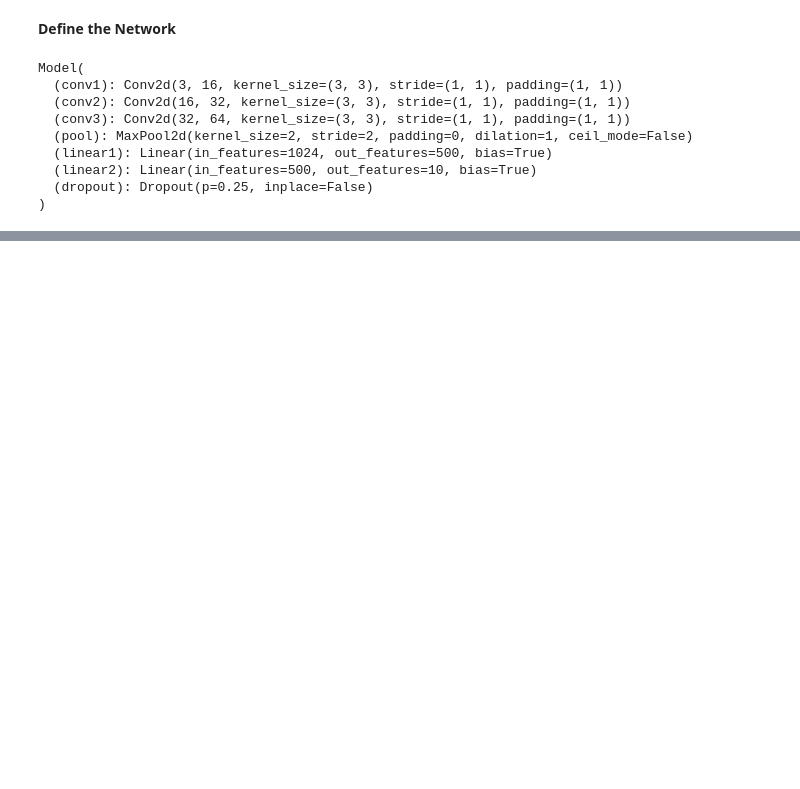
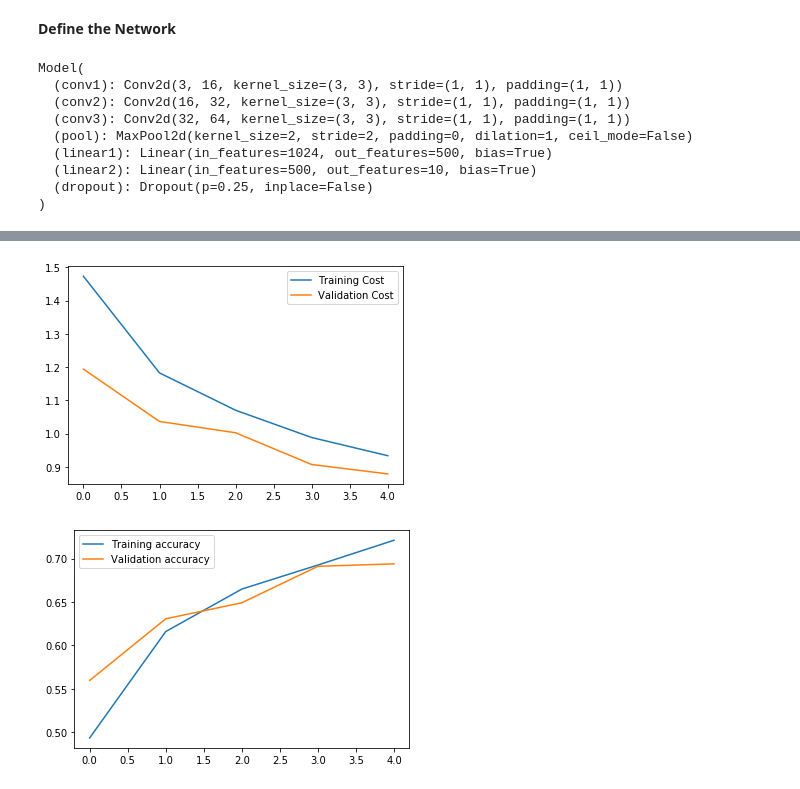
Before and after one commit to YasirHabib/Intro-to-Deep-Learning-with-PyTorch, a Jupyter notebook: cifar10_cnn_augmentation_pytorch.ipynb, the cells around one changed output, grey strips where cells are left out. Saved outputs shown, nothing was run; the diff lists cells and outputs as text; code cells hidden in the pictures; blank space fills up the shorter version.

Commit message:
Training completed

```diff
--- a/cifar10_cnn_augmentation_pytorch.ipynb
+++ b/cifar10_cnn_augmentation_pytorch.ipynb
@@ -186,7 +193,7 @@ class Model(nn.Module):
 model = Model()
 print(model)
 criterion = nn.CrossEntropyLoss()
-optimizer = optim.SGD(model.parameters(), lr=0.01)
+optimizer = optim.Adam(model.parameters())
 # %% [output]
 Model(
   (conv1): Conv2d(3, 16, kernel_size=(3, 3), stride=(1, 1), padding=(1, 1))
@@ -199,0 +234,11 @@ Model(
+# %%
+def valid(model, loss, inputs, labels):
+  model.eval()
+
+  inputs = Variable(inputs, requires_grad=False)
+  labels = Variable(labels, requires_grad=False)
+
+  logps = model.forward(inputs)
+  cost = loss.forward(logps, labels)
+
+  return cost.item()
@@ -199,0 +256,8 @@ Model(
+# %%
+def predict(model, inputs):
+  model.eval()
+
+  inputs = Variable(inputs, requires_grad=False)
+
+  logps = model.forward(inputs)
+  return logps.data.numpy().argmax(axis=1)
@@ -199,0 +322,13 @@ Model(
+# %%
+plt.plot(train_costs, label='Training Cost')
+plt.plot(validation_costs, label='Validation Cost')
+plt.legend()
+plt.show()
+
+plt.plot(train_accuracies, label='Training accuracy')
+plt.plot(validation_accuracies, label='Validation accuracy')
+plt.legend()
+plt.show()
+# %% [output]
+[figure, added]
+[figure, added]
```
Also changed, not shown: parts of 9 cells of this notebook.
